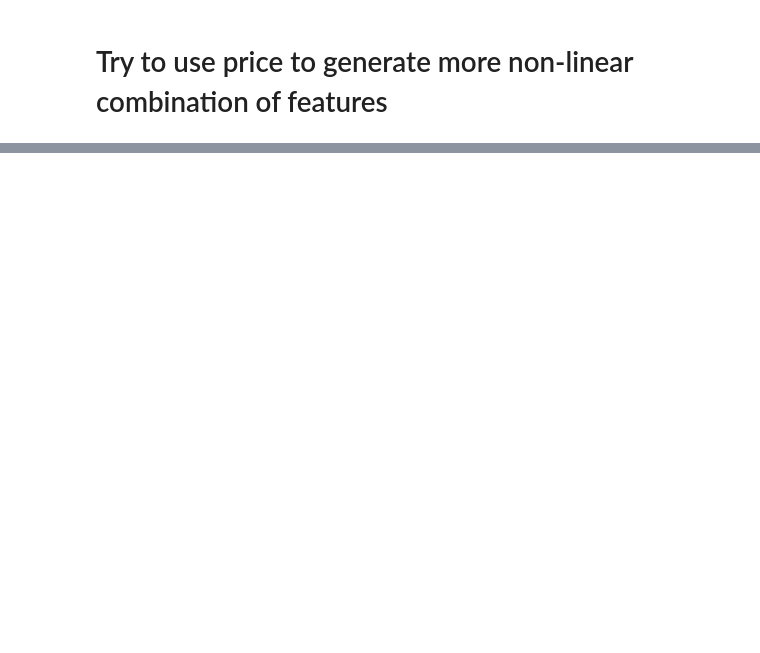
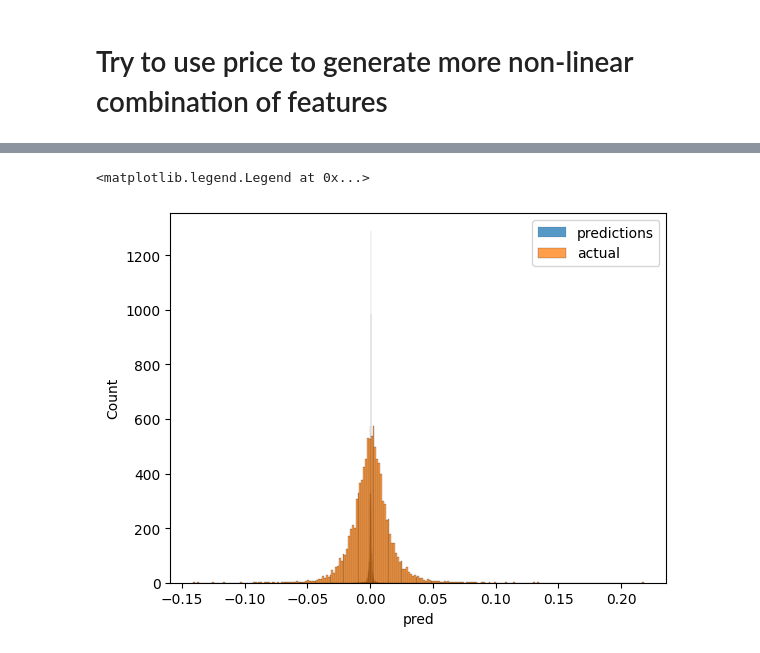
Before and after one commit to lok419/my-trading, a Jupyter notebook: strategy_v4/Return Prediction Research.ipynb, the cells around one changed output, grey strips where cells are left out. Saved outputs shown, nothing was run; the diff lists cells and outputs as text; code cells hidden in the pictures; blank space fills up the shorter version.

```diff
--- a/strategy_v4/Return Prediction Research.ipynb
+++ b/strategy_v4/Return Prediction Research.ipynb
@@ -52,6 +30,7 @@ instruments = [
     'NANC',
     'BTC',
 ]
+instruments = get_djia_tickers()
 # %%
 # dl_args = {key: value for key, value in vars(DATA_LAYER).items() if not key.startswith('_')}
 # data = DataLayer(**dl_args)
@@ -89,0 +57,9 @@ skipped BTC
+# %%
+#df_pred, models = run_once('Lasso', instruments)
+df_pred, models = run_this(Lasso(**{'alpha': 0.001}), features=['return1d', 'close'], assets=instruments, label_name='return1d', label_shift=-1, preprocess=StandardScaler())
+
+eval = Evaluate(asset_level=True)
+eval.load(df_pred=df_pred)
+eval.eval()
+df_eval_asset = eval.df_eval_asset
+df_eval = eval.df_eval
@@ -90,3 +111,12 @@ skipped BTC
+# %%
+df_pred = eval.df_pred
+df_pred_new = df_pred[df_pred['pred_type'] == 'out-sample']
+sns.histplot(df_pred_new['pred'], label='predictions')
+sns.histplot(df_pred_new['actual'], label='actual')
+plt.legend()
+# %% [output]
+<matplotlib.legend.Legend at 0x...>
+[figure, added]
 # %%
 # eval = Evaluate(asset_level=False)
 # eval.load()
```
Also changed, not shown: parts of 11 cells of this notebook, 2 other files.
